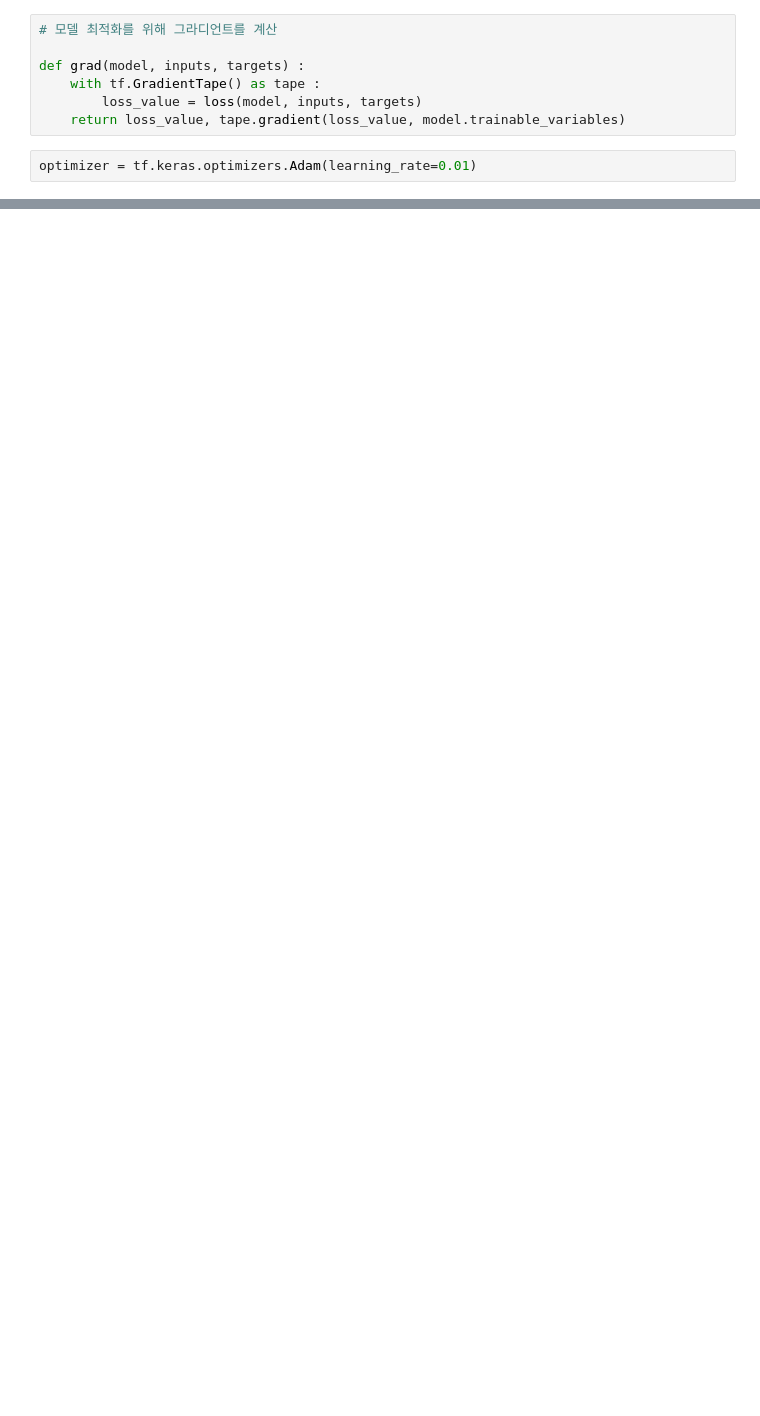
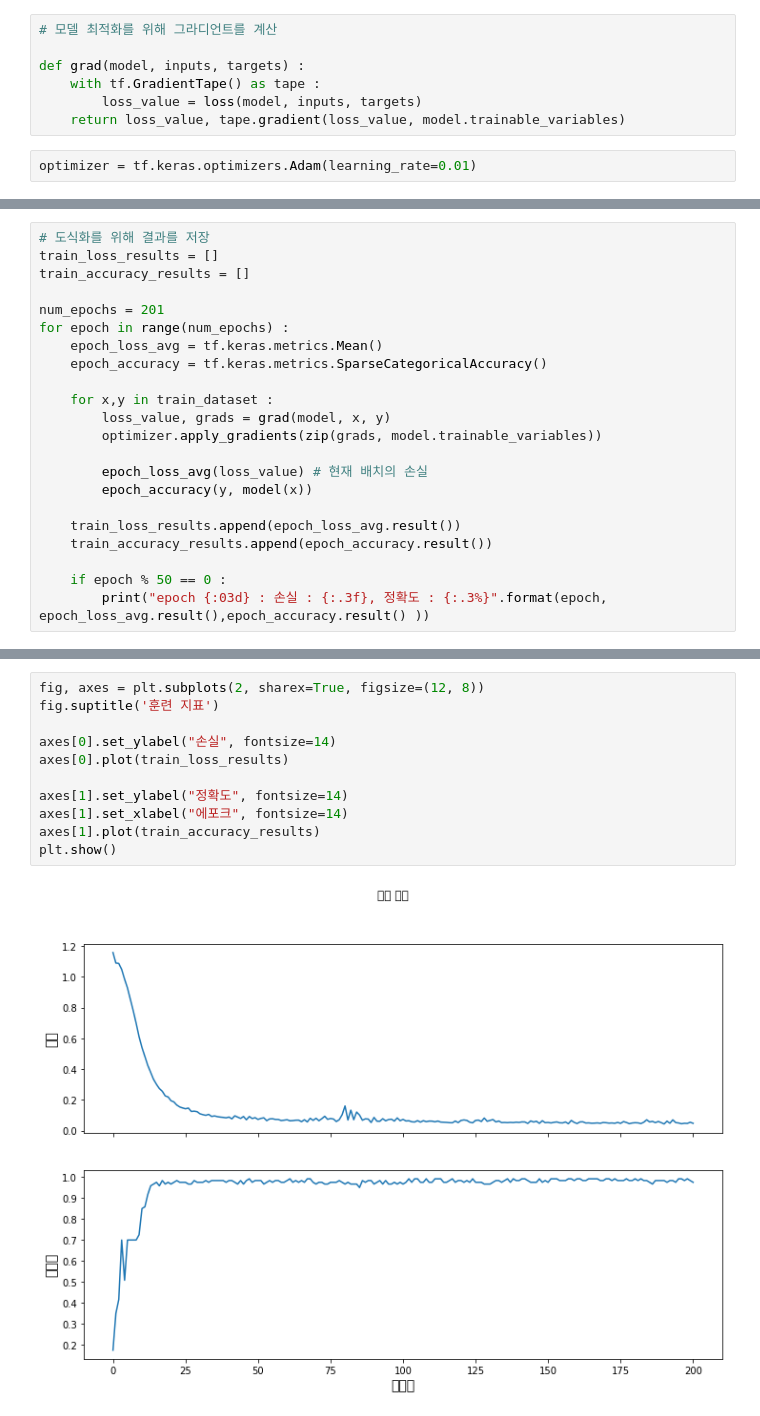
Before and after one commit to Vaycold/tensorflow_tutorial, a Jupyter notebook: #16.맞춤학습 둘러보기.ipynb, the cells around one changed output, grey strips where cells are left out. Cells and saved outputs as stored; diff of their text form; blank space fills up the shorter version.

```diff
--- a/#16.맞춤학습 둘러보기.ipynb
+++ b/#16.맞춤학습 둘러보기.ipynb
@@ -208,0 +209,22 @@ print('단계 : {},     손실 : {}'.format(optimizer.iterations.numpy(),
+# %%
+# 도식화를 위해 결과를 저장
+train_loss_results = []
+train_accuracy_results = []
+
+num_epochs = 201
+for epoch in range(num_epochs) :
+    epoch_loss_avg = tf.keras.metrics.Mean()
+    epoch_accuracy = tf.keras.metrics.SparseCategoricalAccuracy()
+
+    for x,y in train_dataset :
+        loss_value, grads = grad(model, x, y)
+        optimizer.apply_gradients(zip(grads, model.trainable_variables))
+
+        epoch_loss_avg(loss_value) # 현재 배치의 손실
+        epoch_accuracy(y, model(x))
+
+    train_loss_results.append(epoch_loss_avg.result())
+    train_accuracy_results.append(epoch_accuracy.result())
+
+    if epoch % 50 == 0 :
+        print("epoch {:03d} : 손실 : {:.3f}, 정확도 : {:.3%}".format(epoch, epoch_loss_avg.result(),epoch_accuracy.result() ))
@@ -208,0 +237,13 @@ print('단계 : {},     손실 : {}'.format(optimizer.iterations.numpy(),
+# %%
+fig, axes = plt.subplots(2, sharex=True, figsize=(12, 8))
+fig.suptitle('훈련 지표')
+
+axes[0].set_ylabel("손실", fontsize=14)
+axes[0].plot(train_loss_results)
+
+axes[1].set_ylabel("정확도", fontsize=14)
+axes[1].set_xlabel("에포크", fontsize=14)
+axes[1].plot(train_accuracy_results)
+plt.show()
+# %% [output]
+[figure, added]
```
Also changed, not shown: parts of 11 cells of this notebook.
